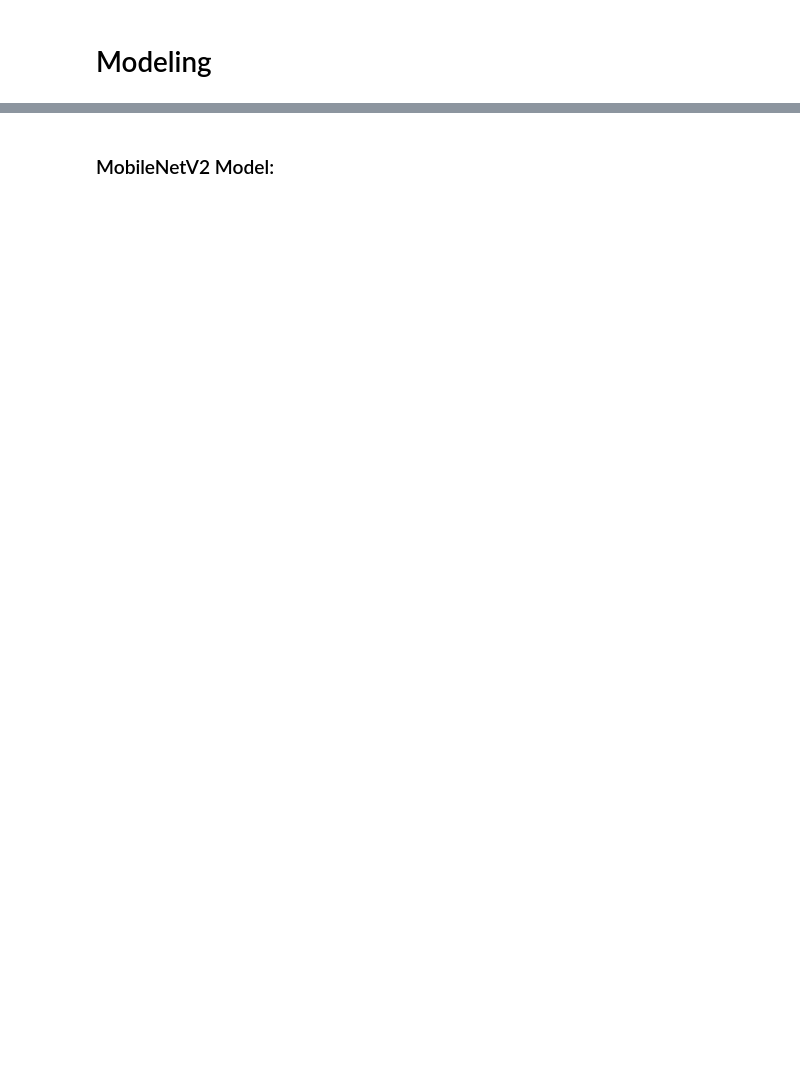
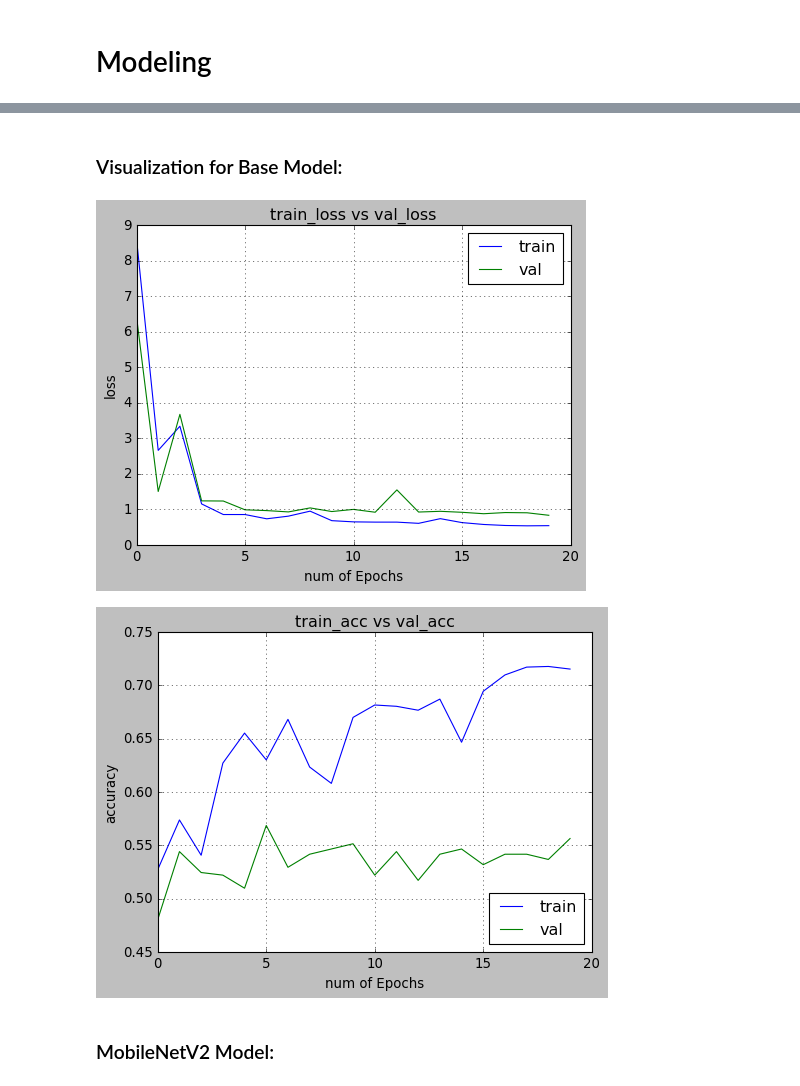
Before and after one commit to Ashendy/AI-Facial-Detection, a Jupyter notebook: Main.ipynb, the cells around one changed output, grey strips where cells are left out. Drawn from its saved outputs; the diff is of its cells as text; code cells hidden in the pictures; blank space fills up the shorter version.

Commit message:
added baseline, mobilenet, vg16 models

```diff
--- a/Main.ipynb
+++ b/Main.ipynb
@@ -186,0 +137,4 @@ model_1 = Sequential()
+# %%
+model1.layers[0].trainable = False
+model1.compile(loss="sparse_categorical_crossentropy", optimizer="adam", metrics="accuracy")
+model1.summary()
@@ -186,0 +156,5 @@ model_1 = Sequential()
+# %%
+hist0 = model1.fit_generator(train_generator,
+                    epochs=20,
+                    callbacks=[lr_callbacks],
+                    validation_data=val_generator)
@@ -187,2 +179,36 @@ model_1 = Sequential()
+# %% [markdown]
+### Visualization for Base Model:
+# %%
+epochs = 20
+train_loss = hist0.history['loss']
+val_loss = hist0.history['val_loss']
+train_acc = hist0.history['accuracy']
+val_acc = hist0.history['val_accuracy']
+xc = range(epochs)
+
+plt.figure(1,figsize=(7,5))
+plt.plot(xc,train_loss)
+plt.plot(xc,val_loss)
+plt.xlabel('num of Epochs')
+plt.ylabel('loss')
+plt.title('train_loss vs val_loss')
+plt.grid(True)
+plt.legend(['train','val'])
+#print plt.style.available # use bmh, classic,ggplot for big pictures
+plt.style.use(['classic'])
+
+plt.figure(2,figsize=(7,5))
+plt.plot(xc,train_acc)
+plt.plot(xc,val_acc)
+plt.xlabel('num of Epochs')
+plt.ylabel('accuracy')
+plt.title('train_acc vs val_acc')
+plt.grid(True)
+plt.legend(['train','val'],loc=4)
+#print plt.style.available # use bmh, classic,ggplot for big pictures
+plt.style.use(['classic'])
+# %% [output]
+[figure, added]
+[figure, added]
 # %% [markdown]
 ### MobileNetV2 Model:
```
Also changed, not shown: parts of 34 cells of this notebook.
